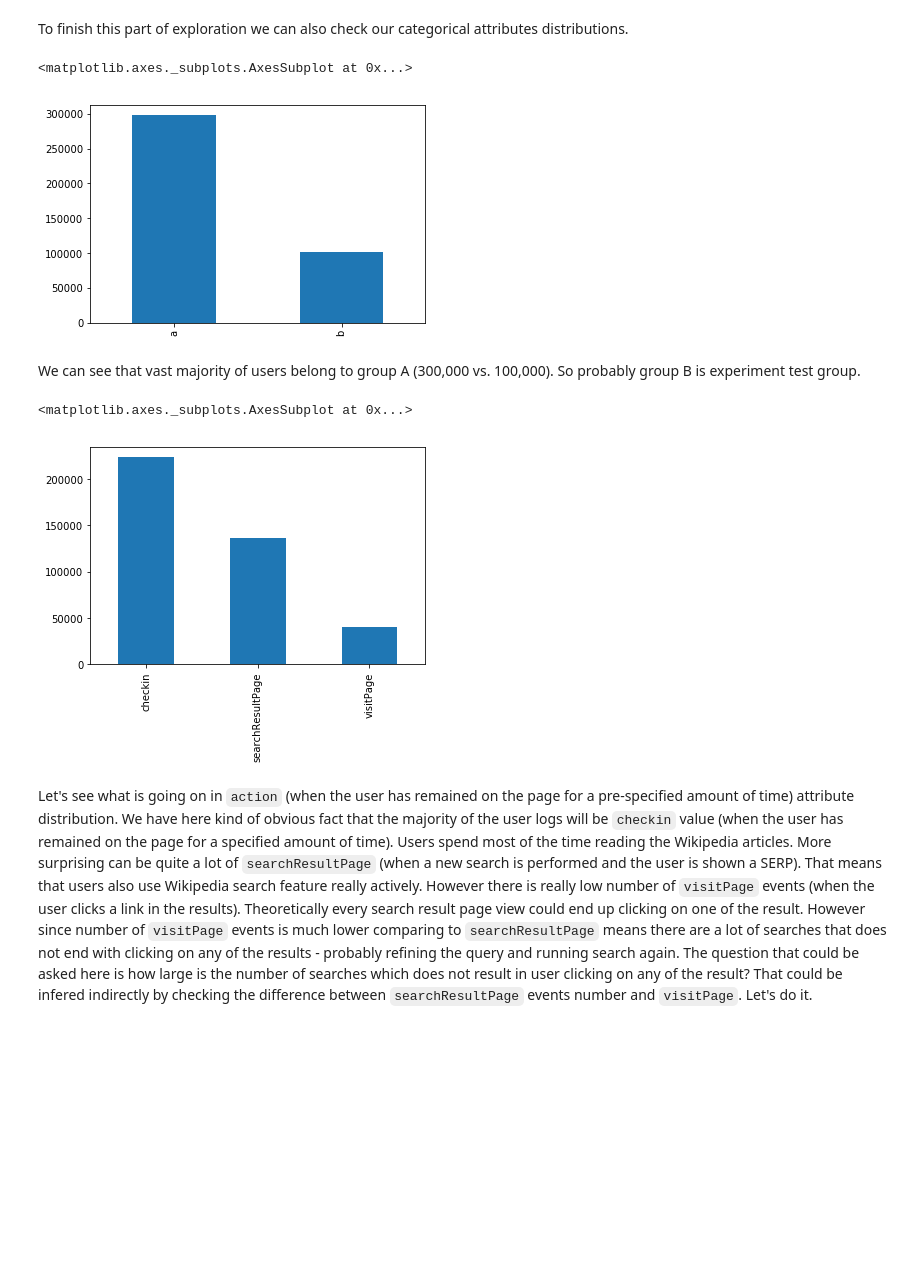
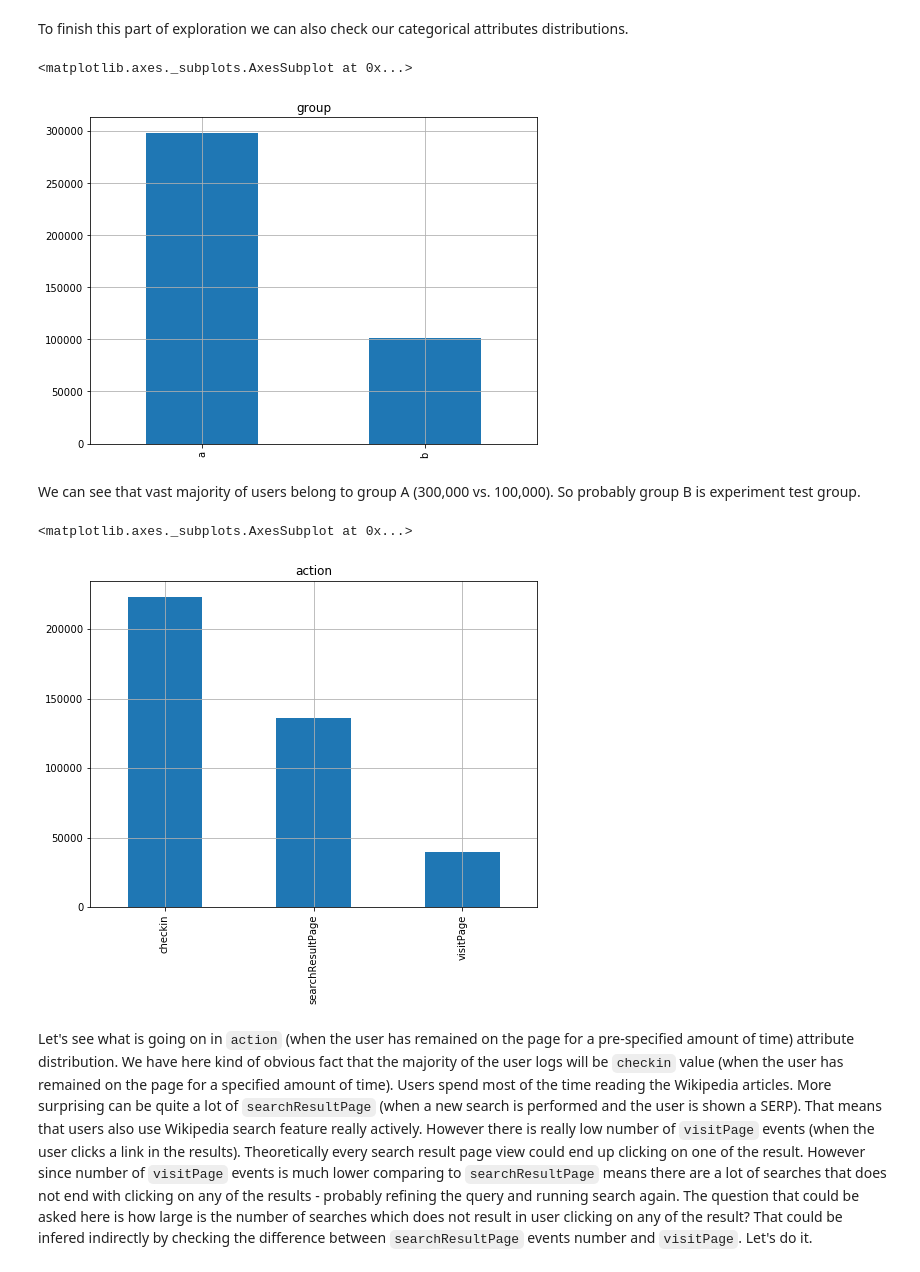
Before and after one commit to msznajder/wikipedia_users_activity_analysis, a Jupyter notebook: wikipedia_users_activity_analysis.ipynb, the cells around one changed output. Saved outputs shown, nothing was run; the diff lists cells and outputs as text; code cells hidden in the pictures; blank space fills up the shorter version.

Commit message:
Fixed plots styles.

```diff
--- a/wikipedia_users_activity_analysis.ipynb
+++ b/wikipedia_users_activity_analysis.ipynb
@@ -253,17 +253,17 @@ Going back to `result_position` - it now looks clear and seems to be fine. We ca
 # %% [markdown]
 To finish this part of exploration we can also check our categorical attributes distributions.
 # %%
-activity_df["group"].value_counts().plot(kind='bar')
+activity_df["group"].value_counts().plot(kind='bar', grid=True, title="group", figsize=(8, 6))
 # %% [output]
 <matplotlib.axes._subplots.AxesSubplot at 0x...>
-[figure, old version]
+[figure, new version]
 # %% [markdown]
 We can see that vast majority of users belong to group A (300,000 vs. 100,000). So probably group B is experiment test group.
 # %%
-activity_df["action"].value_counts().plot(kind='bar')
+activity_df["action"].value_counts().plot(kind='bar', grid=True, title="action", figsize=(8, 6))
 # %% [output]
 <matplotlib.axes._subplots.AxesSubplot at 0x...>
-[figure, old version]
+[figure, new version]
 # %% [markdown]
 Let's see what is going on in `action` (when the user has remained on the page for a pre-specified amount of time) attribute distribution. We have here kind of obvious fact that the majority of the user logs will be `checkin`  value (when the user has remained on the page for a specified amount of time). Users spend most of the time reading the Wikipedia articles. More surprising can be quite a lot of `searchResultPage` (when a new search is performed and the user is shown a SERP). That means that users also use Wikipedia search feature really actively. However there is really low number of `visitPage` events (when the user clicks a link in the results). Theoretically every search result page view could end up clicking on one of the result. However since number of `visitPage` events is much lower comparing to `searchResultPage` means there are a lot of searches that does not end with clicking on any of the results - probably refining the query and running search again. The question that could be asked here is how large is the number of searches which does not result in user clicking on any of the result? That could be infered indirectly by checking the difference between `searchResultPage` events number and `visitPage`. Let's do it.
 # %%
```
Also changed, not shown: parts of 14 cells of this notebook.
